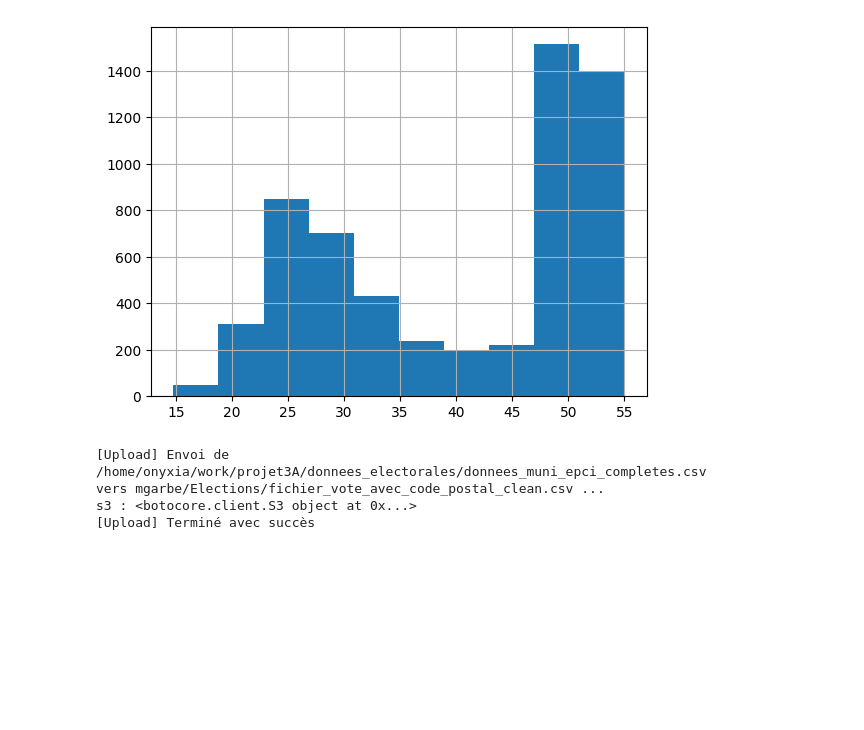
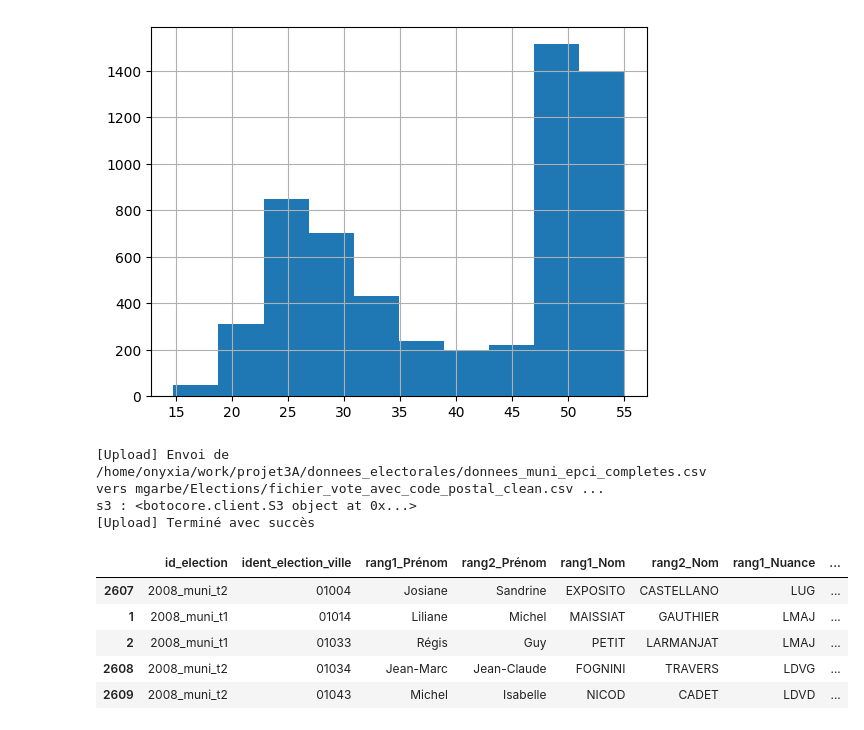
Before and after one commit to xdalp/projet3A, a Jupyter notebook: vote.ipynb, the cells around one changed output. Saved outputs shown, nothing was run; the diff lists cells and outputs as text; code cells hidden in the pictures; blank space fills up the shorter version.

```diff
--- a/vote.ipynb
+++ b/vote.ipynb
@@ -740,3 +734,12 @@ upload_to_onyxia(
 [Upload] Envoi de /home/onyxia/work/projet3A/donnees_electorales/donnees_muni_epci_completes.csv vers mgarbe/Elections/fichier_vote_avec_code_postal_clean.csv ...
 s3 : <botocore.client.S3 object at 0x...>
 [Upload] Terminé avec succès
+# %%
+donnees_muni_wide.head()
+# %% [output]
+|  | id_election | ident_election_ville | rang1_Prénom | rang2_Prénom | rang1_Nom | rang2_Nom | rang1_Nuance | ... |
+| 2607 | 2008_muni_t2 | 01004 | Josiane | Sandrine | EXPOSITO | CASTELLANO | LUG | ... |
+| 1 | 2008_muni_t1 | 01014 | Liliane | Michel | MAISSIAT | GAUTHIER | LMAJ | ... |
+| 2 | 2008_muni_t1 | 01033 | Régis | Guy | PETIT | LARMANJAT | LMAJ | ... |
+| 2608 | 2008_muni_t2 | 01034 | Jean-Marc | Jean-Claude | FOGNINI | TRAVERS | LDVG | ... |
+| 2609 | 2008_muni_t2 | 01043 | Michel | Isabelle | NICOD | CADET | LDVD | ... |
```
Also changed, not shown: parts of 11 cells of this notebook, 1 other file.
